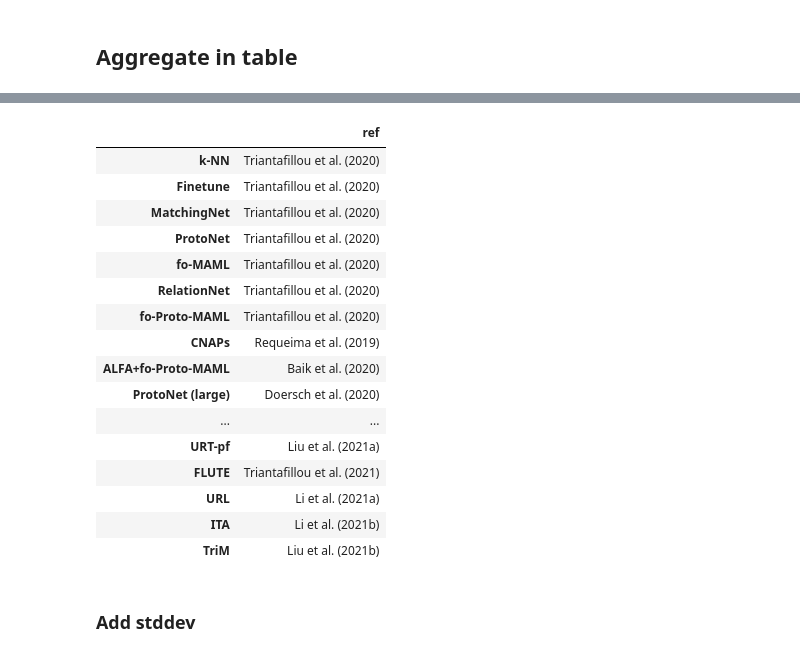
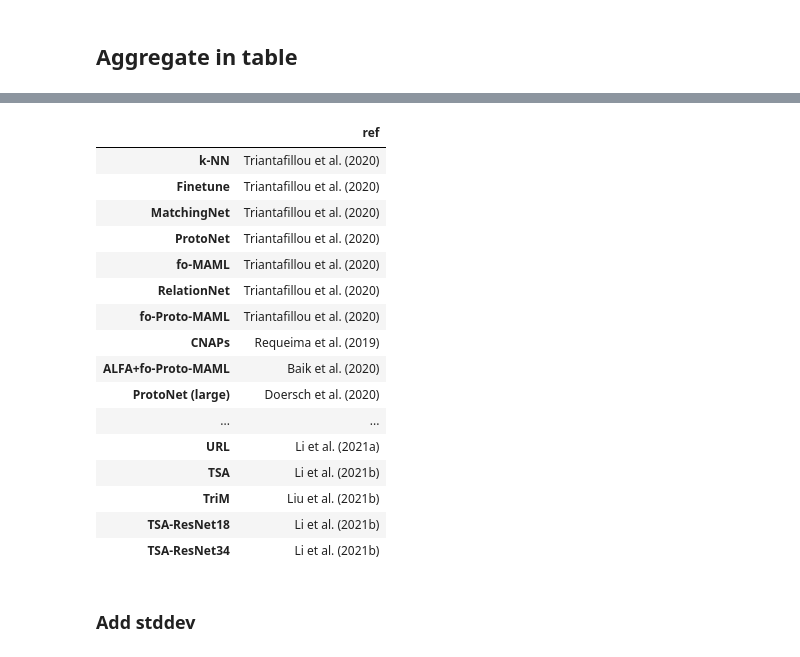
Before and after one commit to google-research/meta-dataset, a Jupyter notebook: Leaderboard.ipynb, the cells around one changed output, grey strips where cells are left out. Saved outputs shown, nothing was run; the diff lists cells and outputs as text; code cells hidden in the pictures.

```diff
--- a/Leaderboard.ipynb
+++ b/Leaderboard.ipynb
@@ -1325,39 +1413,41 @@ models_df = pd.DataFrame.from_dict(
         'fo-Proto-MAML': 'Triantafillou et al. (2020)',
         'CNAPs': 'Requeima et al. (2019)',
         'ALFA+fo-Proto-MAML': 'Baik et al. (2020)',
         'ProtoNet (large)': 'Doersch et al. (2020)',
         'CTX': 'Doersch et al. (2020)',
         'BOHB': 'Saikia et al. (2020)',
         'SUR': 'Dvornik et al. (2020)',
         'SUR-pnf': 'Dvornik et al. (2020)',
         'SimpleCNAPS': 'Bateni et al. (2020a)',
         'TransductiveCNAPS': 'Bateni et al. (2020b)',
         'URT': 'Liu et al. (2021a)',
         'URT-pf': 'Liu et al. (2021a)',
         'FLUTE': 'Triantafillou et al. (2021)',
         'URL': 'Li et al. (2021a)',
-        'ITA': 'Li et al. (2021b)',
+        'TSA': 'Li et al. (2021b)',
         'TriM': 'Liu et al. (2021b)',
+        'TSA-ResNet18': 'Li et al. (2021b)',
+        'TSA-ResNet34': 'Li et al. (2021b)',
         })
 models_df
 # %% [output]
 |  | ref |
 | k-NN | Triantafillou et al. (2020) |
 | Finetune | Triantafillou et al. (2020) |
 | MatchingNet | Triantafillou et al. (2020) |
 | ProtoNet | Triantafillou et al. (2020) |
 | fo-MAML | Triantafillou et al. (2020) |
 | RelationNet | Triantafillou et al. (2020) |
 | fo-Proto-MAML | Triantafillou et al. (2020) |
 | CNAPs | Requeima et al. (2019) |
 | ALFA+fo-Proto-MAML | Baik et al. (2020) |
 | ProtoNet (large) | Doersch et al. (2020) |
 | ... | ... |
-| URT-pf | Liu et al. (2021a) |
-| FLUTE | Triantafillou et al. (2021) |
 | URL | Li et al. (2021a) |
-| ITA | Li et al. (2021b) |
+| TSA | Li et al. (2021b) |
 | TriM | Liu et al. (2021b) |
+| TSA-ResNet18 | Li et al. (2021b) |
+| TSA-ResNet34 | Li et al. (2021b) |
 # %% [markdown]
 ### Add stddev
 # %%
```
Also changed, not shown: parts of 25 cells of this notebook, 1 other file.
